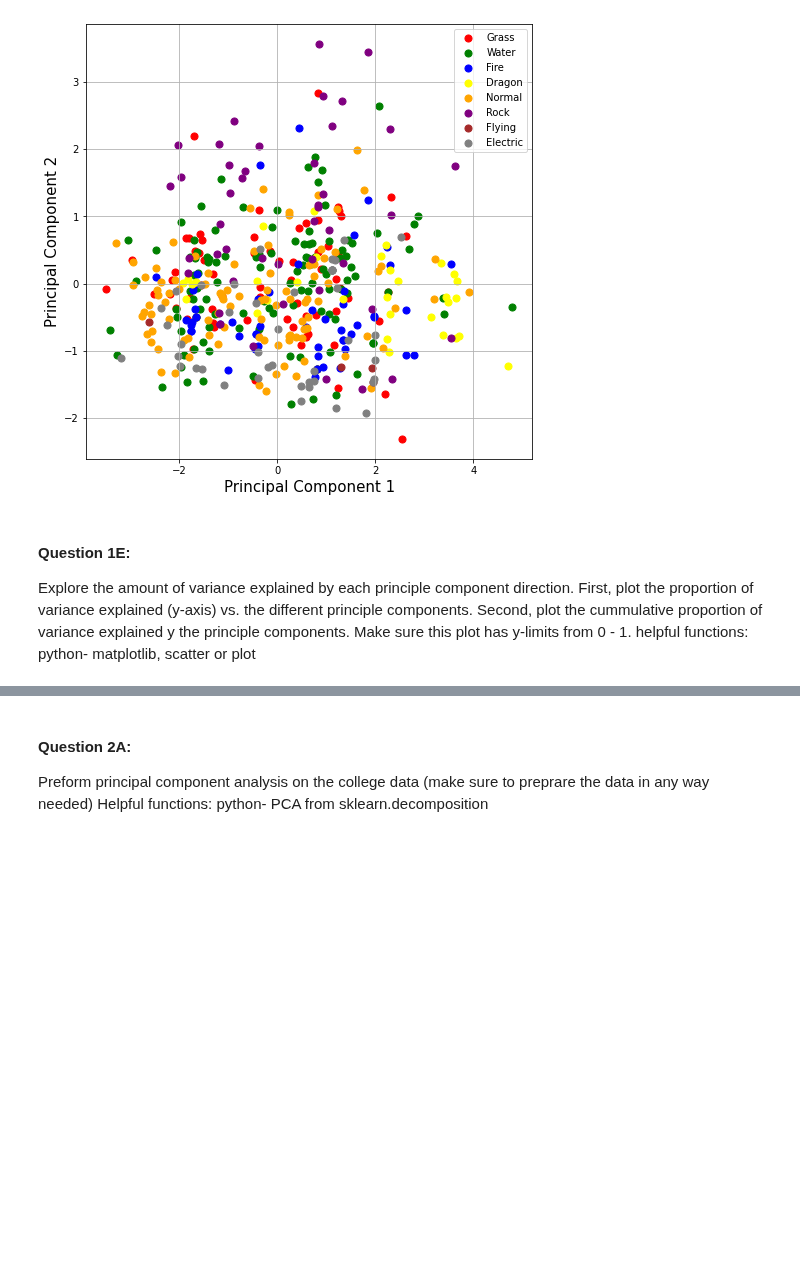
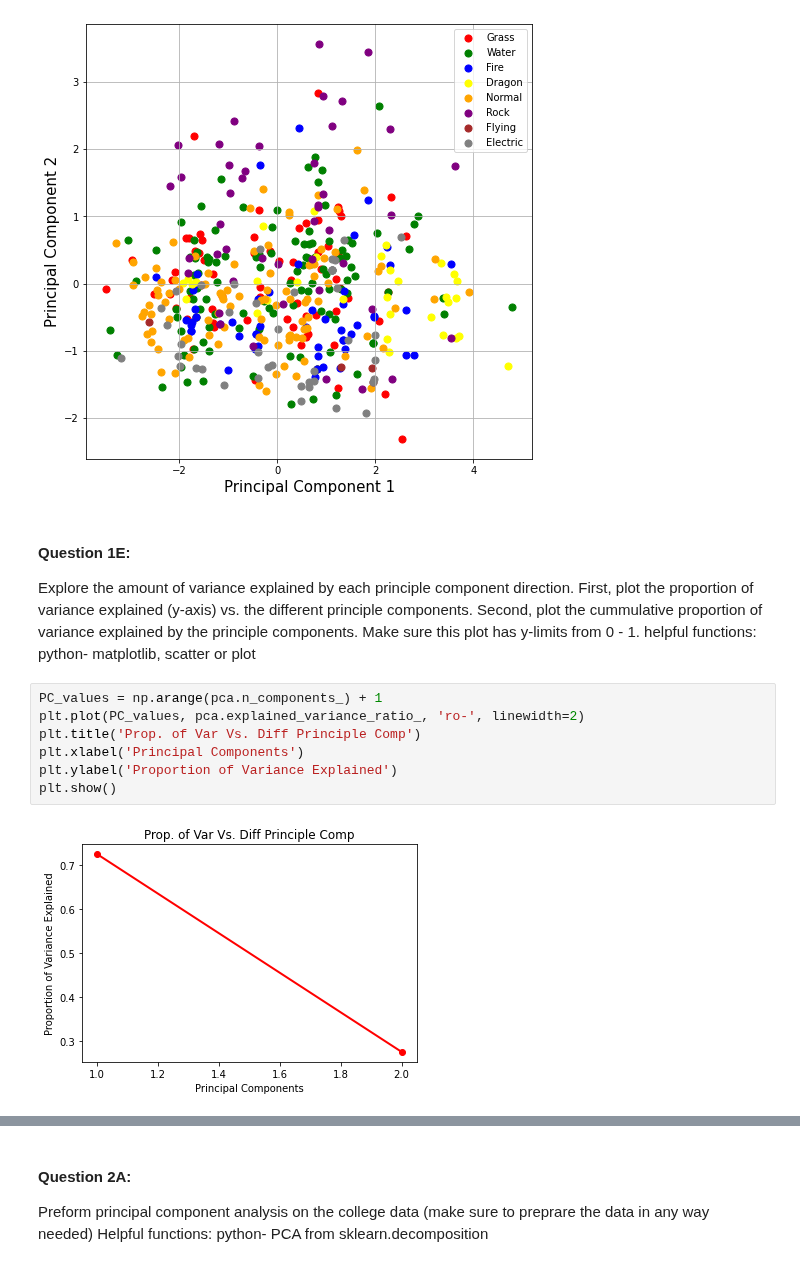
Before and after one commit to DevvyDont/DataMining, a Jupyter notebook: A3/A3_Group_Zamorano.ipynb, the cells around one changed output, grey strips where cells are left out. Cells and saved outputs as stored; diff of their text form; blank space fills up the shorter version.

```diff
--- a/A3/A3_Group_Zamorano.ipynb
+++ b/A3/A3_Group_Zamorano.ipynb
@@ -153,5 +154,14 @@ ax.grid()
 #### Question 1E:
 Explore the amount of variance explained by each principle component direction.
 First, plot the proportion of variance explained (y-axis) vs. the different principle components.
-Second, plot the cummulative proportion of variance explained y the principle components. Make sure this plot has y-limits from 0 - 1.
+Second, plot the cummulative proportion of variance explained by the principle components. Make sure this plot has y-limits from 0 - 1.
 helpful functions: python- matplotlib, scatter or plot
+# %%
+PC_values = np.arange(pca.n_components_) + 1
+plt.plot(PC_values, pca.explained_variance_ratio_, 'ro-', linewidth=2)
+plt.title('Prop. of Var Vs. Diff Principle Comp')
+plt.xlabel('Principal Components')
+plt.ylabel('Proportion of Variance Explained')
+plt.show()
+# %% [output]
+[figure, added]
```
Also changed, not shown: parts of 7 cells of this notebook.
